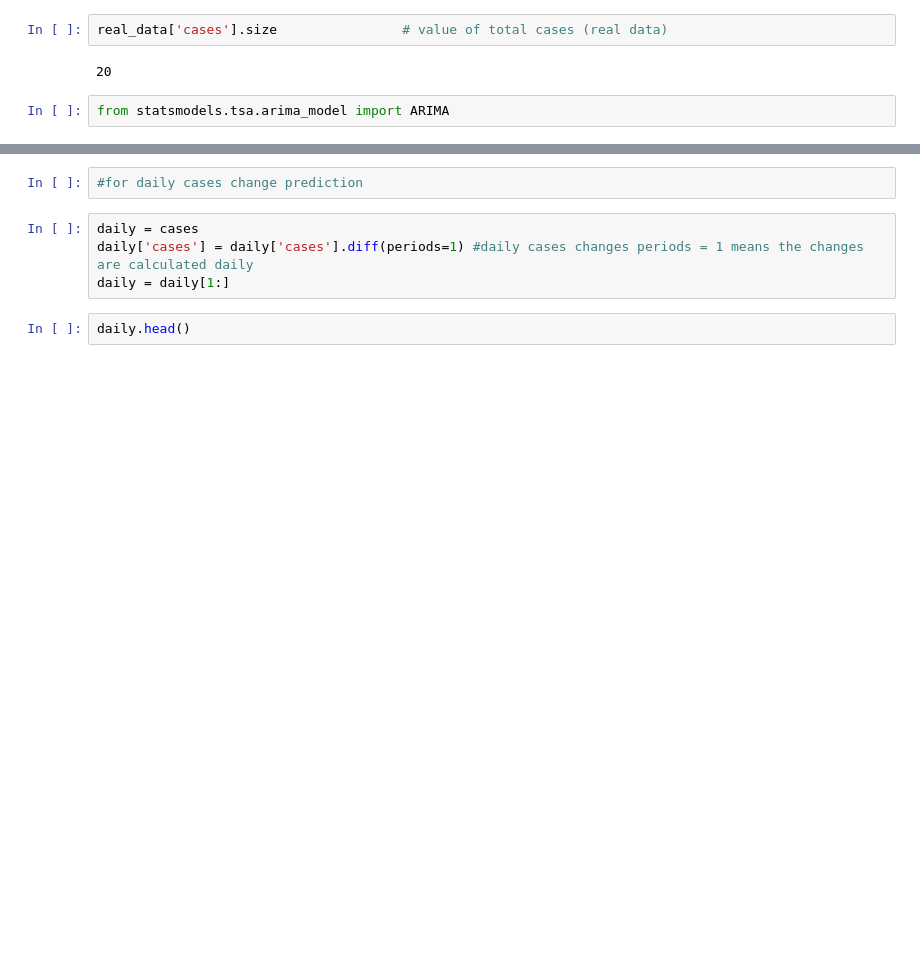
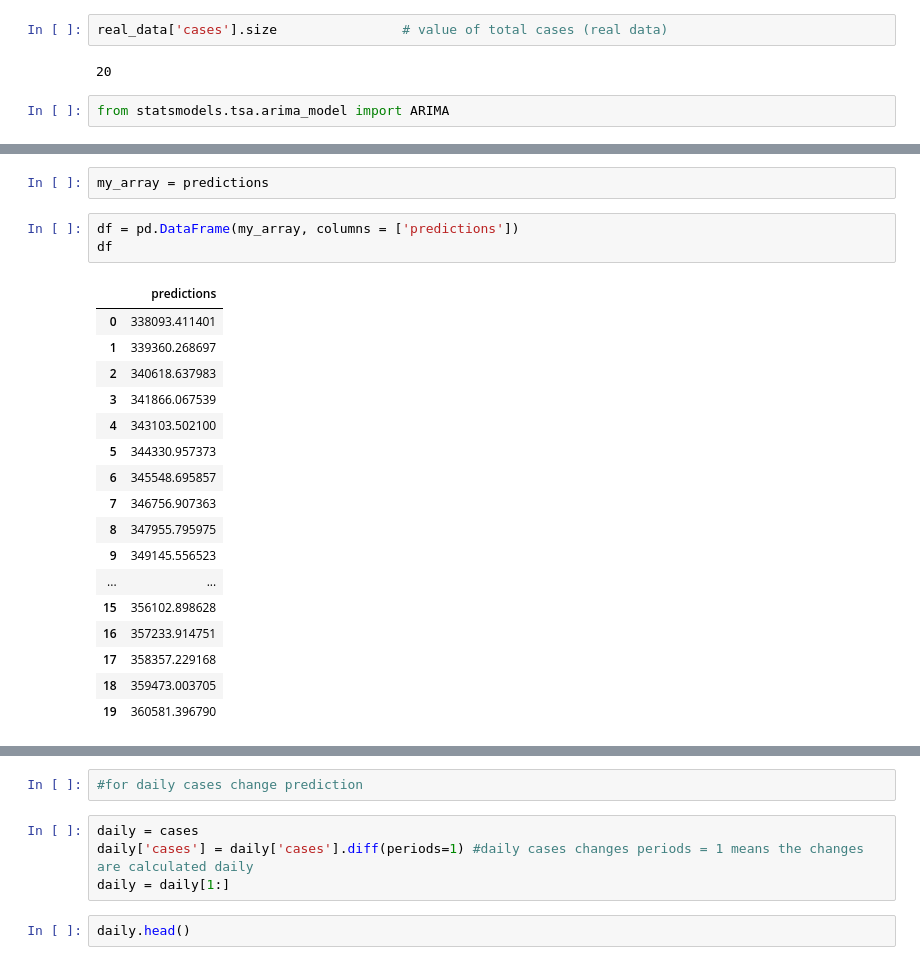
Before and after one commit to kcxuanyee/MakerthonG15, a Jupyter notebook: Untitled.ipynb, the cells around one changed output, grey strips where cells are left out. Cells and saved outputs as stored; diff of their text form; blank space fills up the shorter version.

```diff
--- a/Untitled.ipynb
+++ b/Untitled.ipynb
@@ -79,0 +84,23 @@ predictions
+# %%
+my_array = predictions
+# %%
+df = pd.DataFrame(my_array, columns = ['predictions'])
+df
+# %% [output]
+|  | predictions |
+| 0 | 338093.411401 |
+| 1 | 339360.268697 |
+| 2 | 340618.637983 |
+| 3 | 341866.067539 |
+| 4 | 343103.502100 |
+| 5 | 344330.957373 |
+| 6 | 345548.695857 |
+| 7 | 346756.907363 |
+| 8 | 347955.795975 |
+| 9 | 349145.556523 |
+| ... | ... |
+| 15 | 356102.898628 |
+| 16 | 357233.914751 |
+| 17 | 358357.229168 |
+| 18 | 359473.003705 |
+| 19 | 360581.396790 |
```
Also changed, not shown: parts of 11 cells of this notebook, 1 other file.
